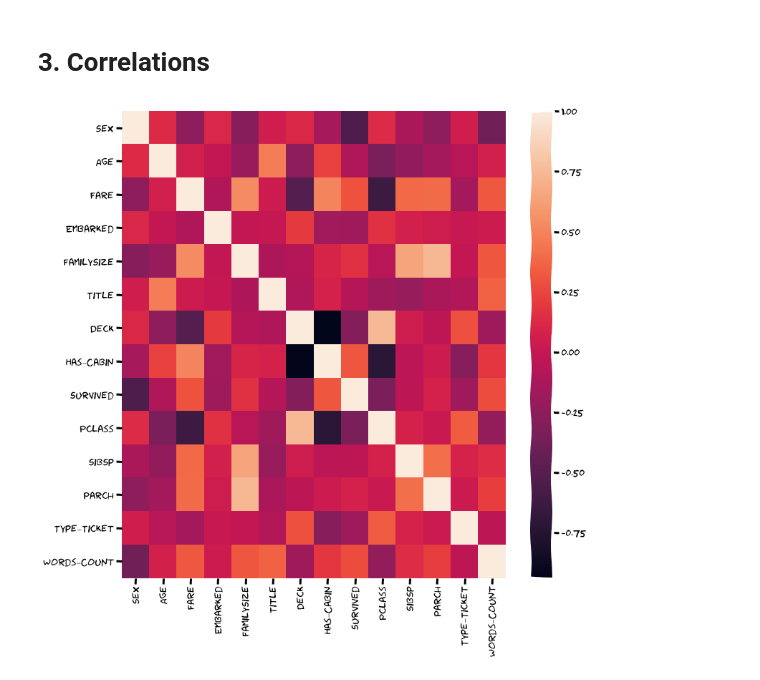
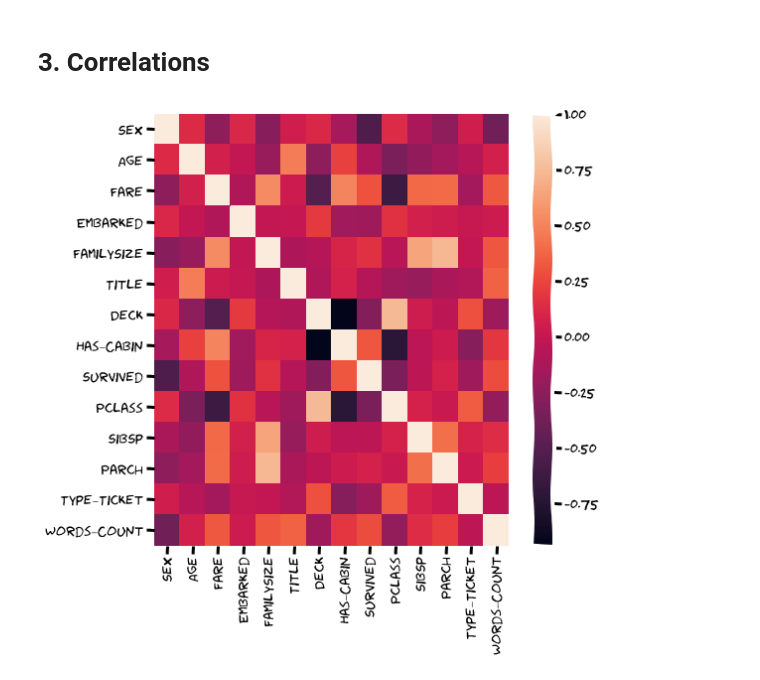
Before and after one commit to leoregino/Titanic, a Jupyter notebook: notebooks/exploration/MV_01_EDA.ipynb, the cells around one changed output. Cells and saved outputs as stored; diff of their text form; code cells hidden in the pictures.

```diff
--- a/notebooks/exploration/MV_01_EDA.ipynb
+++ b/notebooks/exploration/MV_01_EDA.ipynb
@@ -607,20 +605,20 @@ memory usage: 97.6 KB
 # %%
 # ref: https://likegeeks.com/python-correlation-matrix/
 correlation_mat = train.corr() # Compute Pearson’s correlation coefficient
 
 # ** A large positive value (near to 1.0) indicates a strong positive correlation, i.e., if the value of
 # one of the variables increases, the value of the other variable increases as well
 # ** A large negative value (near to -1.0) indicates a strong negative correlation, i.e., the value of one
 # variable decreases with the other’s increasing and vice-versa
 # ** A value near to 0 (both positive or negative) indicates the absence of any correlation
 # between the two variables, and hence those variables are independent of each other
 
-plt.figure(figsize=(12,12))
+plt.figure(figsize=(8,8))
 sns.heatmap(correlation_mat, annot = False)
 plt.show()
 
 # coments
 # Pclass and Fare seems to be slightly anti-correlated
 # Sex and survival are quite correlated
 # %% [output]
-[figure, old version]
+[figure, new version]
```
Also changed, not shown: parts of 7 cells of this notebook, 42 other files.
